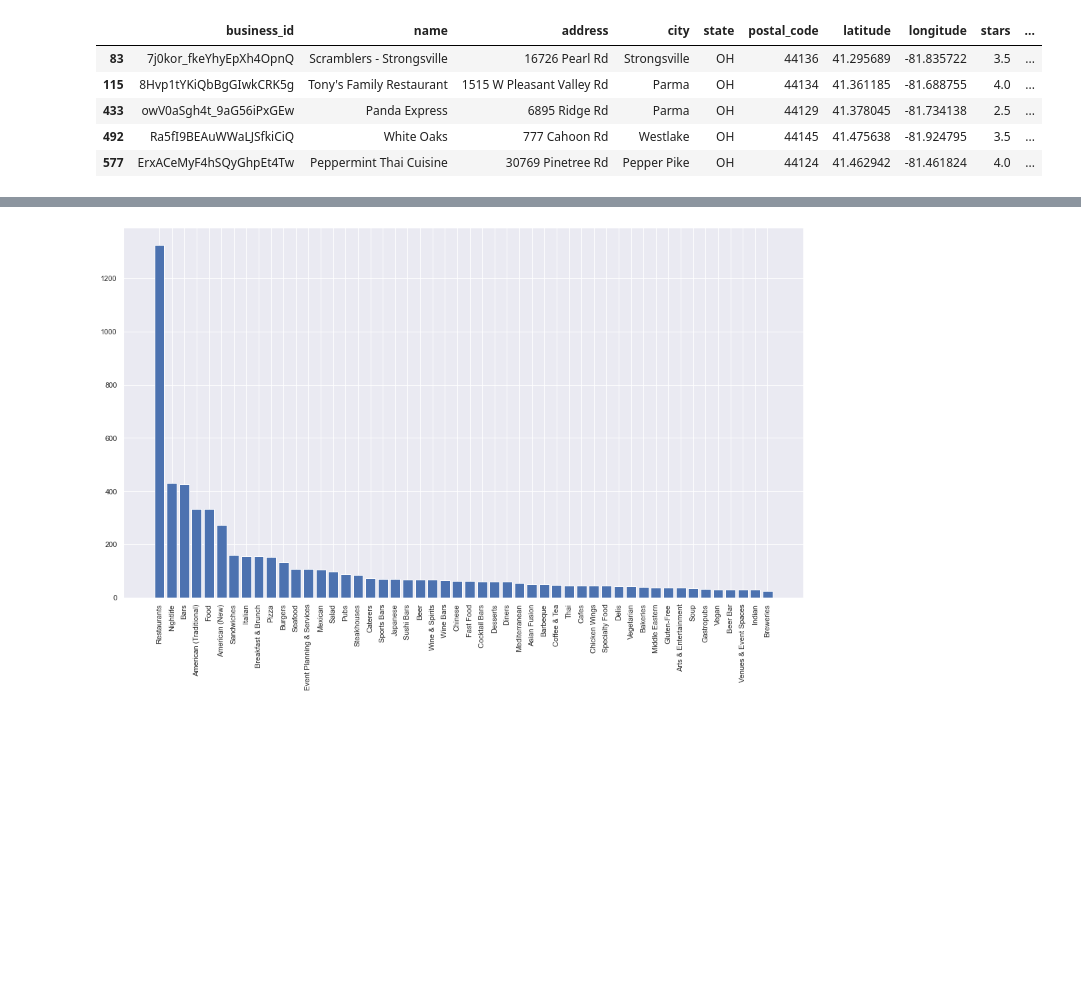
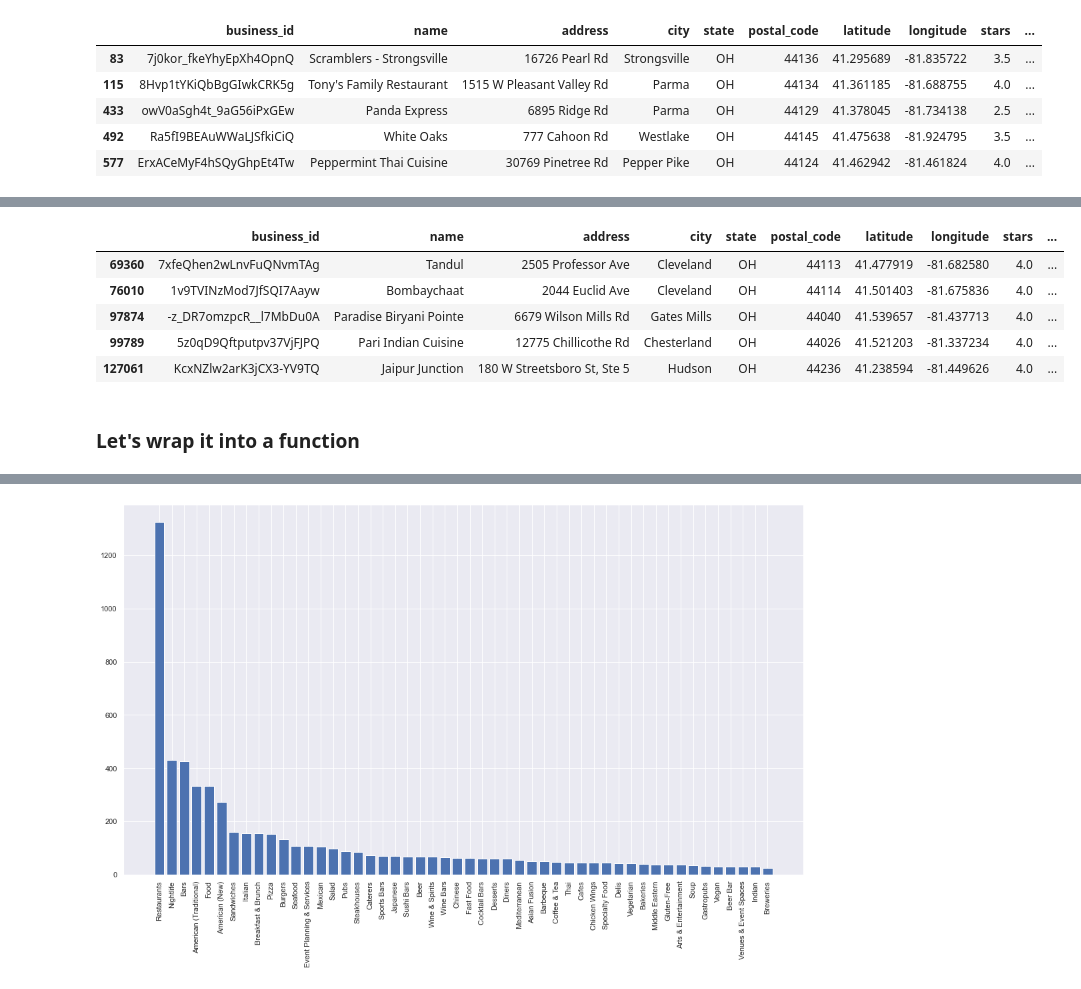
Before and after one commit to amolratnaparkhe/Foodfinder-Recommendation-System, a Jupyter notebook: Analysis.ipynb, the cells around one changed output, grey strips where cells are left out. Cells and saved outputs as stored; diff of their text form; code cells hidden in the pictures; blank space fills up the shorter version.

```diff
--- a/Analysis.ipynb
+++ b/Analysis.ipynb
@@ -146,0 +167,2 @@ imp_ohio_reviews['values_tfidf'] = imp_ohio_reviews['lst_stars'] + imp_ohio_revi
+# %%
+category = 'Indian'
@@ -146,0 +175,17 @@ imp_ohio_reviews['values_tfidf'] = imp_ohio_reviews['lst_stars'] + imp_ohio_revi
+# %%
+indian_restaurants  = imp_ohio_reviews[imp_ohio_reviews['sep_categories'].apply(lambda x: True if category in x else False)]
+# %%
+top_5_ind_rest = indian_restaurants[['business_id','stars']].groupby('business_id').mean().sort_values(by=['stars'],ascending=False)[:10].index.tolist()
+# %%
+top_indian_restaurants = ohio_restaurants[ohio_restaurants['business_id'].apply(lambda x: True if x in top_5_ind_rest else False)]
+# %%
+top_indian_restaurants.head()
+# %% [output]
+|  | business_id | name | address | city | state | postal_code | latitude | longitude | stars | ... |
+| 69360 | 7xfeQhen2wLnvFuQNvmTAg | Tandul | 2505 Professor Ave | Cleveland | OH | 44113 | 41.477919 | -81.682580 | 4.0 | ... |
+| 76010 | 1v9TVINzMod7JfSQI7Aayw | Bombaychaat | 2044 Euclid Ave | Cleveland | OH | 44114 | 41.501403 | -81.675836 | 4.0 | ... |
+| 97874 | -z_DR7omzpcR__l7MbDu0A | Paradise Biryani Pointe | 6679 Wilson Mills Rd | Gates Mills | OH | 44040 | 41.539657 | -81.437713 | 4.0 | ... |
+| 99789 | 5z0qD9Qftputpv37VjFJPQ | Pari Indian Cuisine | 12775 Chillicothe Rd | Chesterland | OH | 44026 | 41.521203 | -81.337234 | 4.0 | ... |
+| 127061 | KcxNZlw2arK3jCX3-YV9TQ | Jaipur Junction | 180 W Streetsboro St, Ste 5 | Hudson | OH | 44236 | 41.238594 | -81.449626 | 4.0 | ... |
+# %% [markdown]
+### Let's wrap it into a function
```
Also changed, not shown: parts of 32 cells of this notebook.
